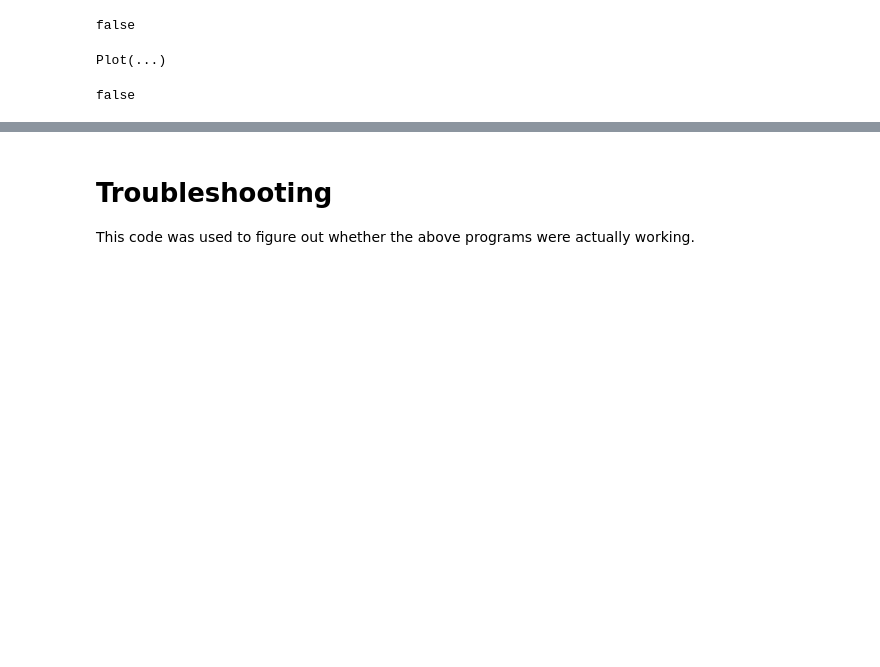
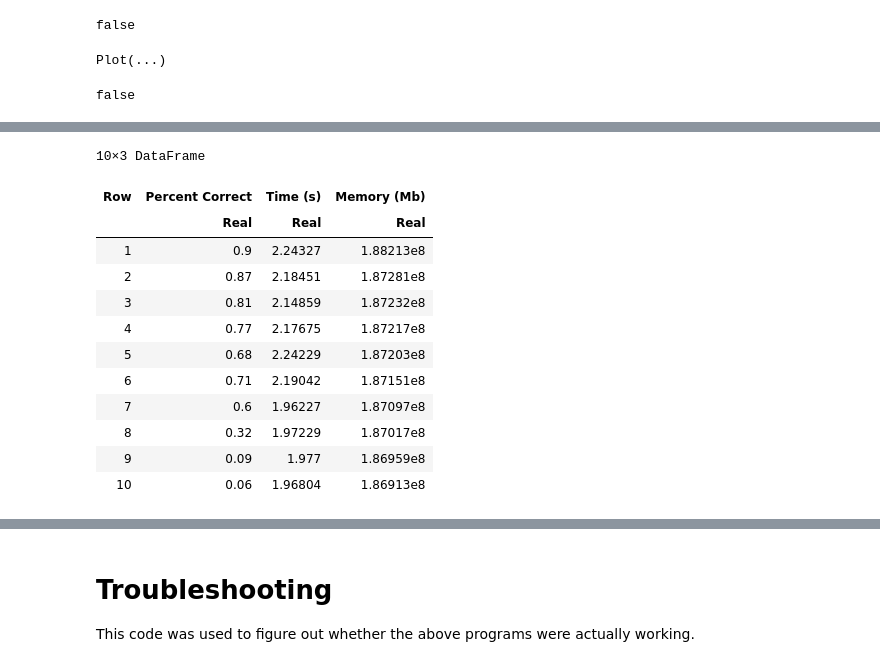
Before and after one commit to Karthik2924/CSC530_project, a Jupyter notebook: pso paper implementation.ipynb, the cells around one changed output, grey strips where cells are left out. Saved outputs shown, nothing was run; the diff lists cells and outputs as text; code cells hidden in the pictures; blank space fills up the shorter version.

```diff
--- a/pso paper implementation.ipynb
+++ b/pso paper implementation.ipynb
@@ -1810,0 +1893,12 @@ false
+# %%
+"""
+code recycled from gtb, HW2
+"""
+function runTrial_miss(l, d, seq_len, seq_num, percmiss)
+    # generate the simulated data
+    motif, motif_starts, motifs_implanted, sequences = GenerateTestData_ld_somemissing(seq_num, l, seq_len, d, percmiss)
+
+    test_score, test_motif = pso_motif(sequences, l, 5, 100, 100)
+
+    return(Int(all(test_motif .== motif)))
+end
@@ -1810,0 +1949,16 @@ false
+# %%
+df_miss_res = DataFrame(reduce(vcat, vcat(bm_miss_res, bm_miss_res2)), ["Percent Correct", "Time (s)", "Memory (Mb)"])
+# %% [output]
+10×3 DataFrame
+| Row | Percent Correct | Time (s) | Memory (Mb) |
+|  | Real | Real | Real |
+| 1 | 0.9 | 2.24327 | 1.88213e8 |
+| 2 | 0.87 | 2.18451 | 1.87281e8 |
+| 3 | 0.81 | 2.14859 | 1.87232e8 |
+| 4 | 0.77 | 2.17675 | 1.87217e8 |
+| 5 | 0.68 | 2.24229 | 1.87203e8 |
+| 6 | 0.71 | 2.19042 | 1.87151e8 |
+| 7 | 0.6 | 1.96227 | 1.87097e8 |
+| 8 | 0.32 | 1.97229 | 1.87017e8 |
+| 9 | 0.09 | 1.977 | 1.86959e8 |
+| 10 | 0.06 | 1.96804 | 1.86913e8 |
```
Also changed, not shown: parts of 20 cells of this notebook, 7 other files.
